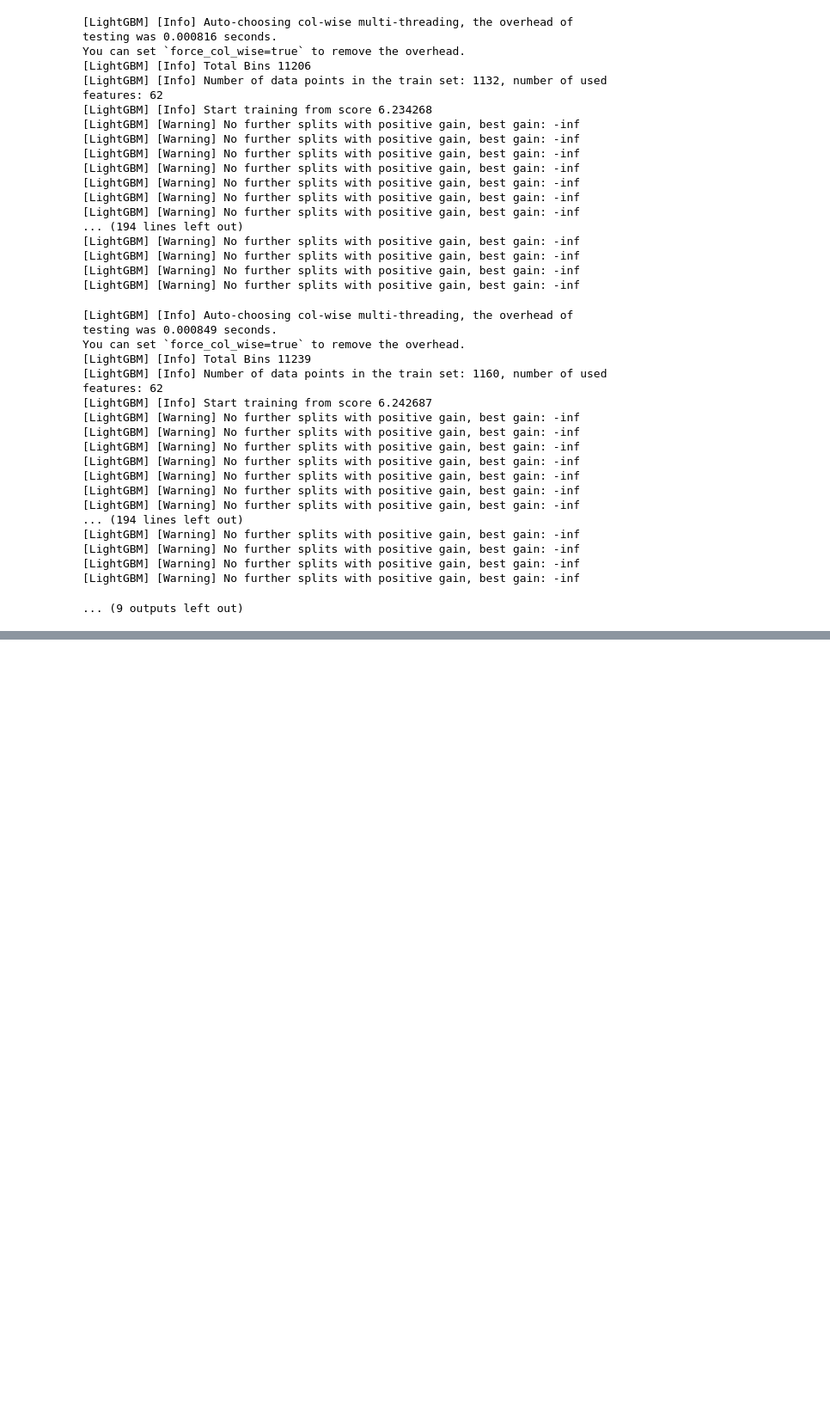
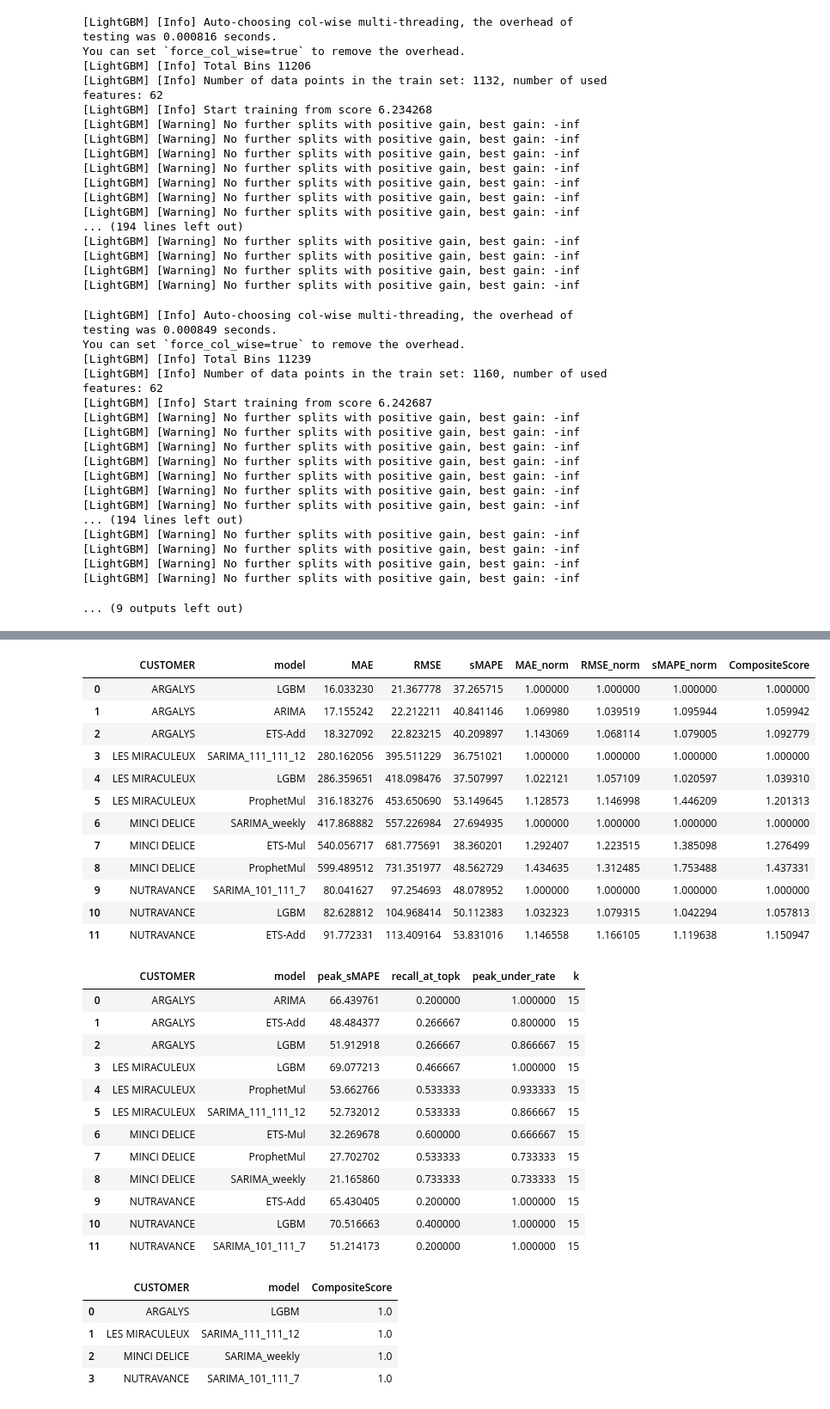
Before and after one commit to Mr-Saab-29/alki-forecast, a Jupyter notebook: notebooks/03_model_experiments/model_exp.ipynb, the cells around one changed output, grey strips where cells are left out. Shown at 86% size. Cells and saved outputs as stored; diff of their text form; code cells hidden in the pictures; blank space fills up the shorter version.

```diff
--- a/notebooks/03_model_experiments/model_exp.ipynb
+++ b/notebooks/03_model_experiments/model_exp.ipynb
@@ -1255,3 +1256,10 @@ You can set `force_col_wise=true` to remove the overhead.
 [LightGBM] [Warning] No further splits with positive gain, best gain: -inf
 [LightGBM] [Warning] No further splits with positive gain, best gain: -inf
 ... (9 outputs left out)
+# %%
+per_fold, summary, peak_metrics, best_models = run_candidates_per_customer(
+    df_clean,
+    model_matrix_path="configs/model_matrix_tuned.yaml",
+    out_dir="outputs/cv/candidates",
+    save_csv=True,
+)
@@ -1257,0 +1456,37 @@ You can set `force_col_wise=true` to remove the overhead.
+# %%
+display(summary[['CUSTOMER','model','MAE','RMSE','sMAPE',
+                 'MAE_norm','RMSE_norm','sMAPE_norm','CompositeScore']])
+display(peak_metrics)
+display(best_models[['CUSTOMER','model','CompositeScore']])
+# %% [output]
+|  | CUSTOMER | model | MAE | RMSE | sMAPE | MAE_norm | RMSE_norm | sMAPE_norm | CompositeScore |
+| 0 | ARGALYS | LGBM | 16.033230 | 21.367778 | 37.265715 | 1.000000 | 1.000000 | 1.000000 | 1.000000 |
+| 1 | ARGALYS | ARIMA | 17.155242 | 22.212211 | 40.841146 | 1.069980 | 1.039519 | 1.095944 | 1.059942 |
+| 2 | ARGALYS | ETS-Add | 18.327092 | 22.823215 | 40.209897 | 1.143069 | 1.068114 | 1.079005 | 1.092779 |
+| 3 | LES MIRACULEUX | SARIMA_111_111_12 | 280.162056 | 395.511229 | 36.751021 | 1.000000 | 1.000000 | 1.000000 | 1.000000 |
+| 4 | LES MIRACULEUX | LGBM | 286.359651 | 418.098476 | 37.507997 | 1.022121 | 1.057109 | 1.020597 | 1.039310 |
+| 5 | LES MIRACULEUX | ProphetMul | 316.183276 | 453.650690 | 53.149645 | 1.128573 | 1.146998 | 1.446209 | 1.201313 |
+| 6 | MINCI DELICE | SARIMA_weekly | 417.868882 | 557.226984 | 27.694935 | 1.000000 | 1.000000 | 1.000000 | 1.000000 |
+| 7 | MINCI DELICE | ETS-Mul | 540.056717 | 681.775691 | 38.360201 | 1.292407 | 1.223515 | 1.385098 | 1.276499 |
+| 8 | MINCI DELICE | ProphetMul | 599.489512 | 731.351977 | 48.562729 | 1.434635 | 1.312485 | 1.753488 | 1.437331 |
+| 9 | NUTRAVANCE | SARIMA_101_111_7 | 80.041627 | 97.254693 | 48.078952 | 1.000000 | 1.000000 | 1.000000 | 1.000000 |
+| 10 | NUTRAVANCE | LGBM | 82.628812 | 104.968414 | 50.112383 | 1.032323 | 1.079315 | 1.042294 | 1.057813 |
+| 11 | NUTRAVANCE | ETS-Add | 91.772331 | 113.409164 | 53.831016 | 1.146558 | 1.166105 | 1.119638 | 1.150947 |
+|  | CUSTOMER | model | peak_sMAPE | recall_at_topk | peak_under_rate | k |
+| 0 | ARGALYS | ARIMA | 66.439761 | 0.200000 | 1.000000 | 15 |
+| 1 | ARGALYS | ETS-Add | 48.484377 | 0.266667 | 0.800000 | 15 |
+| 2 | ARGALYS | LGBM | 51.912918 | 0.266667 | 0.866667 | 15 |
+| 3 | LES MIRACULEUX | LGBM | 69.077213 | 0.466667 | 1.000000 | 15 |
+| 4 | LES MIRACULEUX | ProphetMul | 53.662766 | 0.533333 | 0.933333 | 15 |
+| 5 | LES MIRACULEUX | SARIMA_111_111_12 | 52.732012 | 0.533333 | 0.866667 | 15 |
+| 6 | MINCI DELICE | ETS-Mul | 32.269678 | 0.600000 | 0.666667 | 15 |
+| 7 | MINCI DELICE | ProphetMul | 27.702702 | 0.533333 | 0.733333 | 15 |
+| 8 | MINCI DELICE | SARIMA_weekly | 21.165860 | 0.733333 | 0.733333 | 15 |
+| 9 | NUTRAVANCE | ETS-Add | 65.430405 | 0.200000 | 1.000000 | 15 |
+| 10 | NUTRAVANCE | LGBM | 70.516663 | 0.400000 | 1.000000 | 15 |
+| 11 | NUTRAVANCE | SARIMA_101_111_7 | 51.214173 | 0.200000 | 1.000000 | 15 |
+|  | CUSTOMER | model | CompositeScore |
+| 0 | ARGALYS | LGBM | 1.0 |
+| 1 | LES MIRACULEUX | SARIMA_111_111_12 | 1.0 |
+| 2 | MINCI DELICE | SARIMA_weekly | 1.0 |
+| 3 | NUTRAVANCE | SARIMA_101_111_7 | 1.0 |
```
Also changed, not shown: parts of 6 cells of this notebook, 4 other files.
